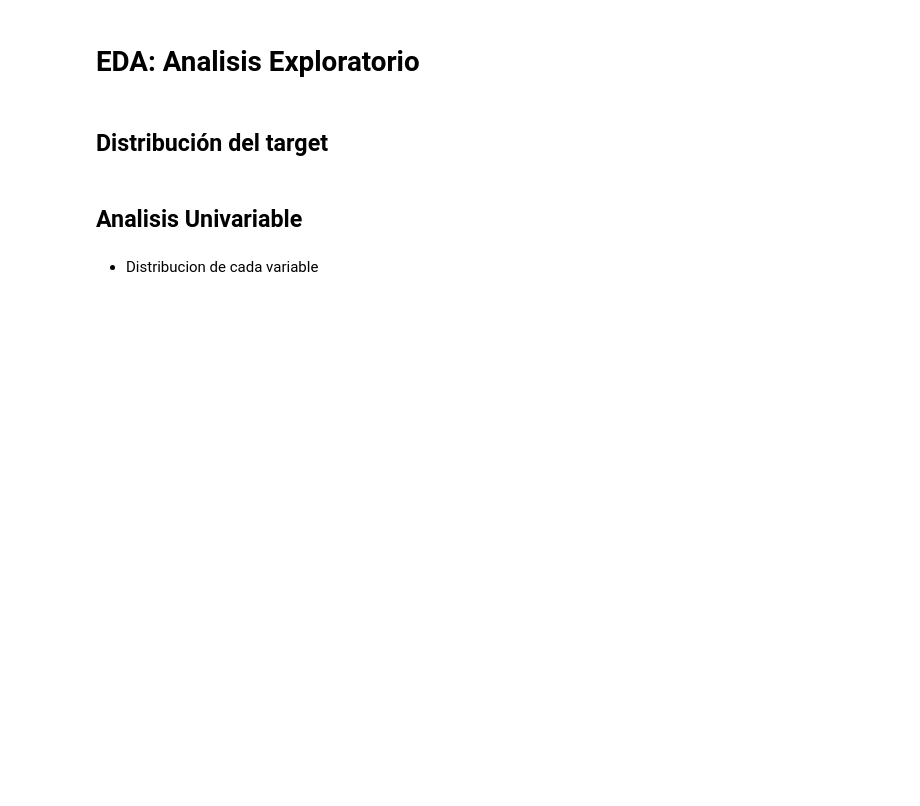
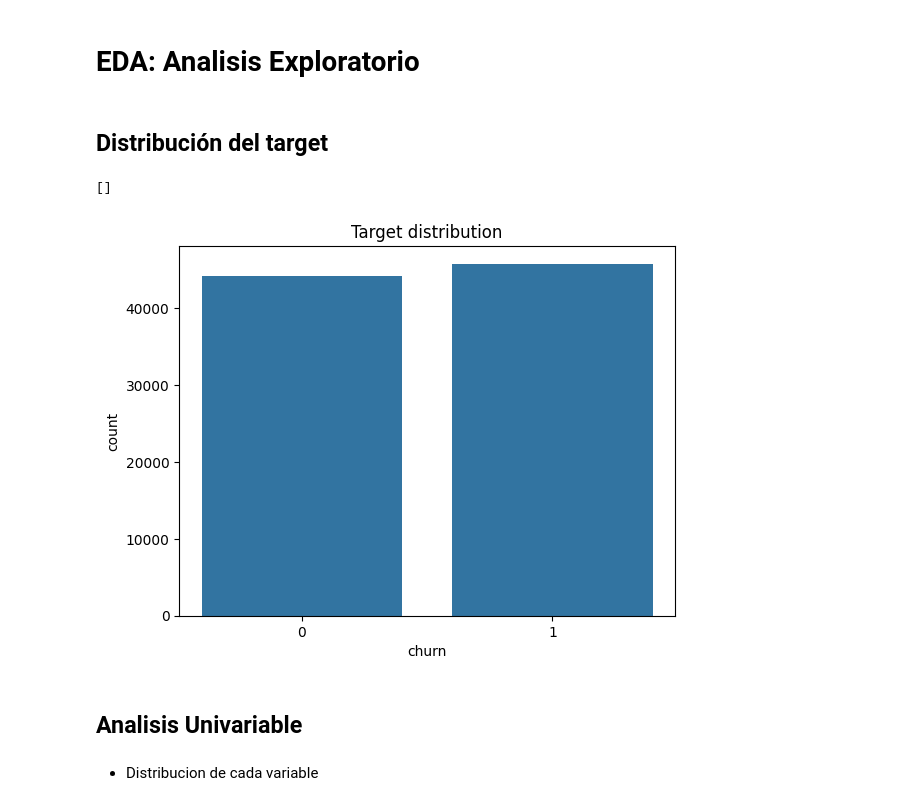
Before and after one commit to rsteelh/telecomML, a Jupyter notebook: SUP ML 1 - Preprocessing.ipynb, the cells around one changed output. Saved outputs shown, nothing was run; the diff lists cells and outputs as text; code cells hidden in the pictures; blank space fills up the shorter version.

```diff
--- a/SUP ML 1 - Preprocessing.ipynb
+++ b/SUP ML 1 - Preprocessing.ipynb
@@ -15,2 +133,4 @@ warnings.filterwarnings("ignore")
 # %% [markdown]
 # Importar train data
+# %%
+df=pd.read_csv("data/telecom_churn_TRAINTEST.csv")
@@ -17,7 +177,16 @@ warnings.filterwarnings("ignore")
+# %%
+df=df.set_index("Customer_ID")
 # %% [markdown]
 # EDA: Analisis Exploratorio
 # %% [markdown]
 ## Distribución del target
+# %%
+sns.countplot(data=df,x="churn")
+plt.title('Target distribution')
+plt.plot()
+# %% [output]
+[]
+[figure, added]
 # %% [markdown]
 ## Analisis Univariable
 # %% [markdown]
```
Also changed, not shown: parts of 63 cells of this notebook, 3 other files.
